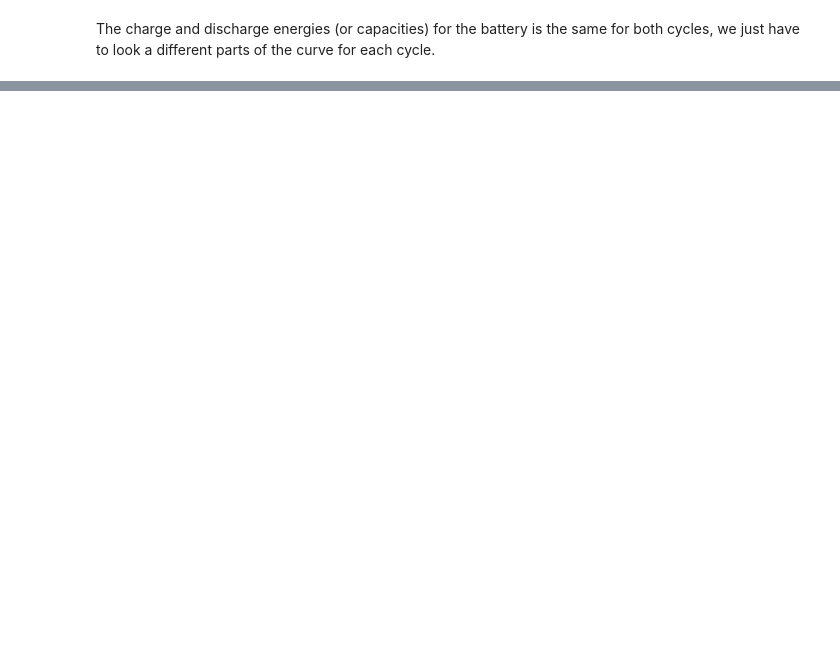
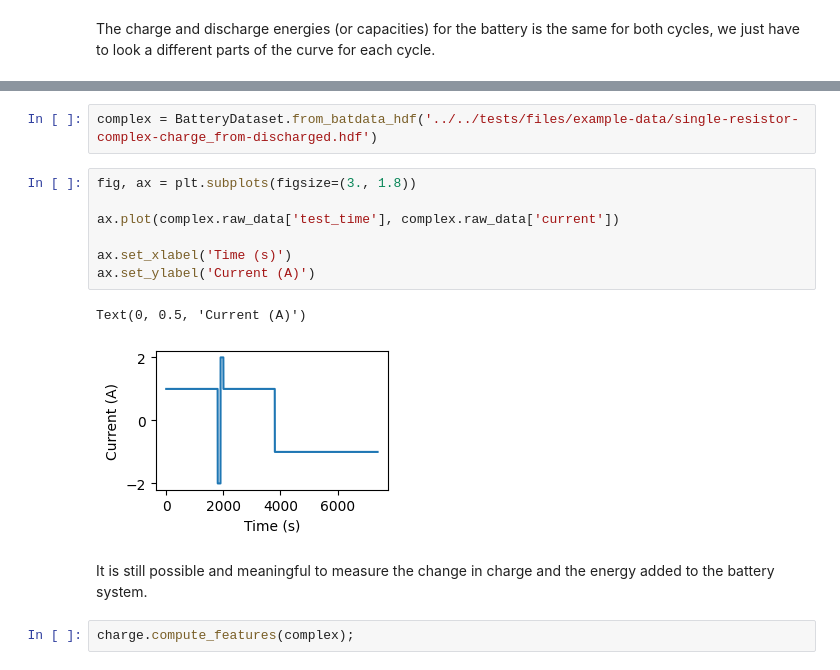
Before and after one commit to ROVI-org/battery-data-toolkit, a Jupyter notebook: docs/features/cell-capacity.ipynb, the cells around one changed output, grey strips where cells are left out. Saved outputs shown, nothing was run; the diff lists cells and outputs as text; blank space fills up the shorter version.

```diff
--- a/docs/features/cell-capacity.ipynb
+++ b/docs/features/cell-capacity.ipynb
@@ -104,0 +104,16 @@ The charge and discharge energies (or capacities) for the battery is the same fo
+# %%
+complex = BatteryDataset.from_batdata_hdf('../../tests/files/example-data/single-resistor-complex-charge_from-discharged.hdf')
+# %%
+fig, ax = plt.subplots(figsize=(3., 1.8))
+
+ax.plot(complex.raw_data['test_time'], complex.raw_data['current'])
+
+ax.set_xlabel('Time (s)')
+ax.set_ylabel('Current (A)')
+# %% [output]
+Text(0, 0.5, 'Current (A)')
+[figure, added]
+# %% [markdown]
+It is still possible and meaningful to measure the change in charge and the energy added to the battery system.
+# %%
+charge.compute_features(complex);
```
Also changed, not shown: parts of 8 cells of this notebook, 1 other file.
